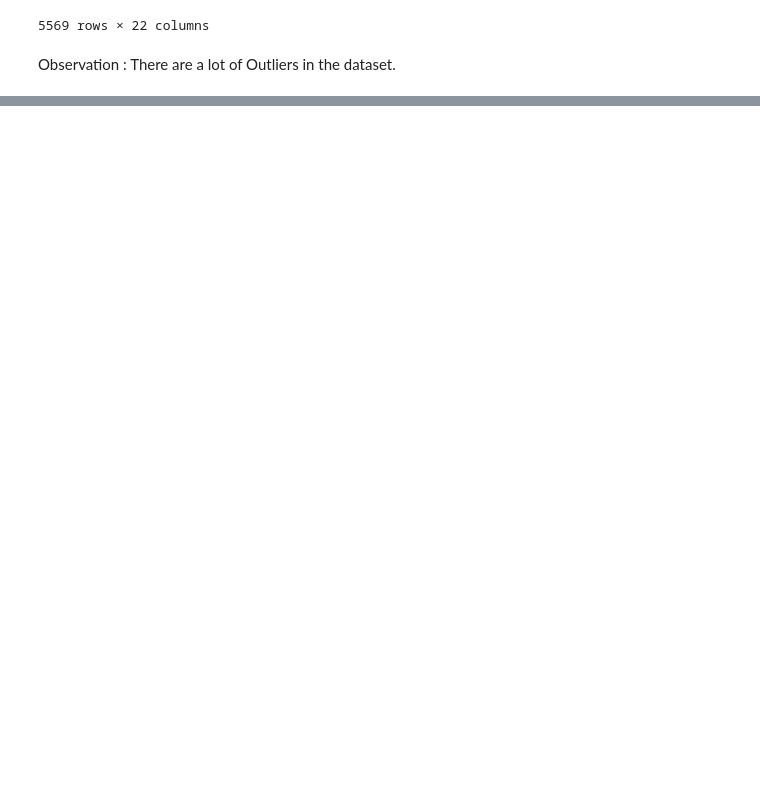
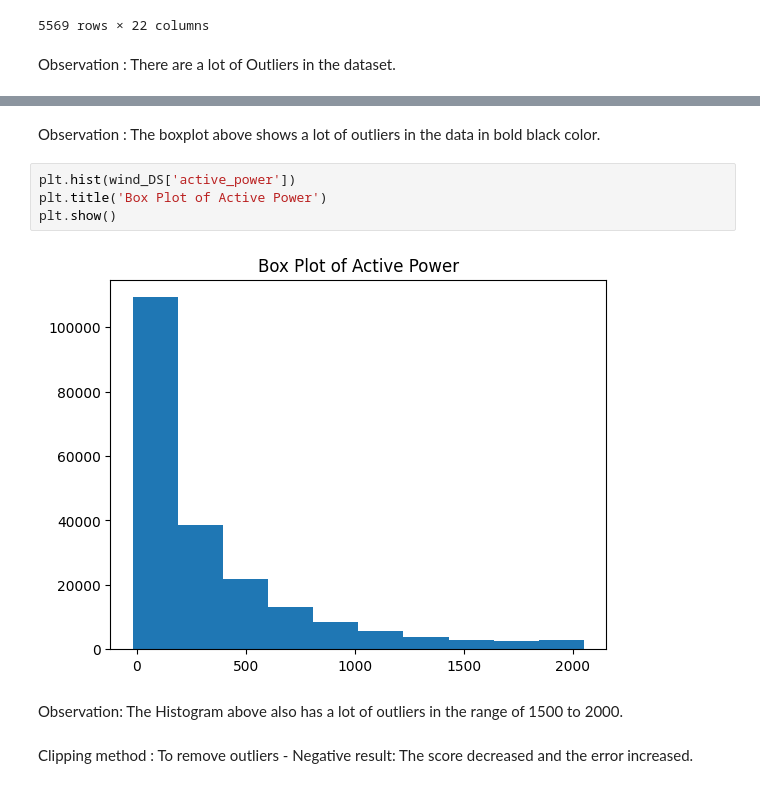
Before and after one commit to madhumitafilos/Collab, a Jupyter notebook: Madhumita_LinearRegression_Intermediate_v2.ipynb, the cells around one changed output, grey strips where cells are left out. Drawn from its saved outputs; the diff is of its cells as text; blank space fills up the shorter version.

```diff
--- a/Madhumita_LinearRegression_Intermediate_v2.ipynb
+++ b/Madhumita_LinearRegression_Intermediate_v2.ipynb
@@ -245,0 +255,12 @@ Observation : There are a lot of Outliers in the dataset.
+# %% [markdown]
+Observation : The boxplot above shows a lot of outliers in the data in bold black color.
+# %%
+plt.hist(wind_DS['active_power'])
+plt.title('Box Plot of Active Power')
+plt.show()
+# %% [output]
+[figure, added]
+# %% [markdown]
+Observation: The Histogram above also has a lot of outliers in the range of 1500 to 2000.
+# %% [markdown]
+Clipping method : To remove outliers - Negative result: The score decreased and the error increased.
```
Also changed, not shown: parts of 10 cells of this notebook.
